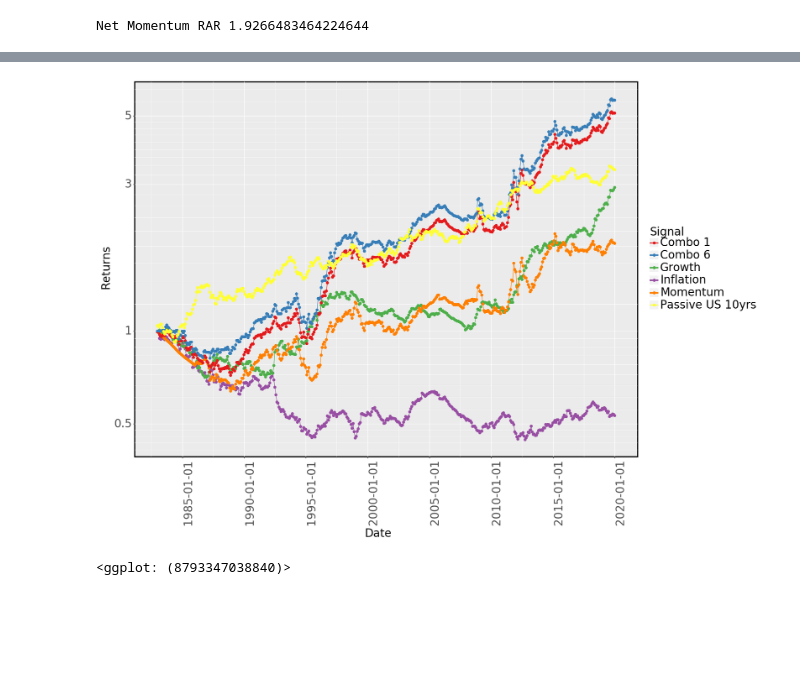
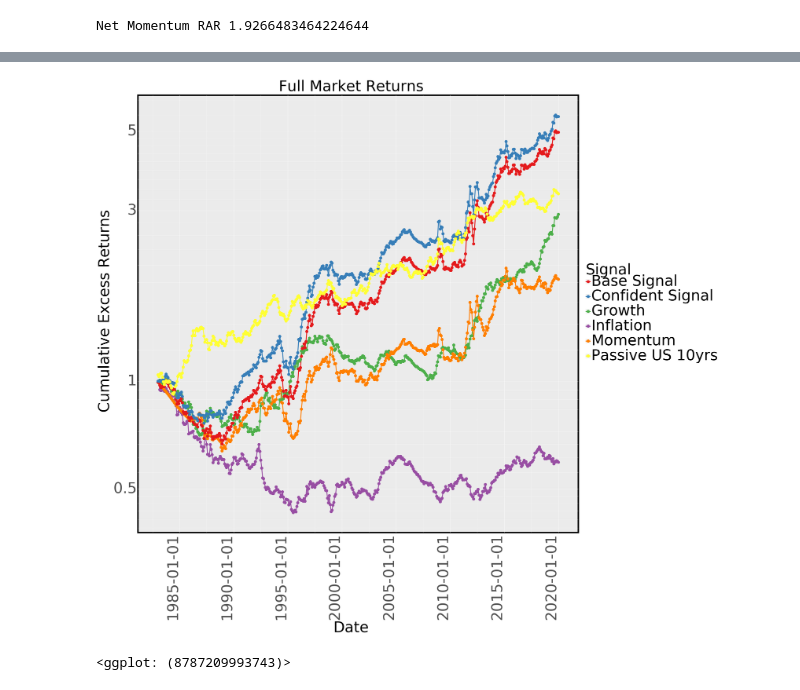
Before and after one commit to Mike-Huntress/Internship2020, a Jupyter notebook: globalbonds/notebooks/combination.ipynb, the cells around one changed output, grey strips where cells are left out. Cells and saved outputs as stored; diff of their text form; code cells hidden in the pictures; blank space fills up the shorter version.

```diff
--- a/globalbonds/notebooks/combination.ipynb
+++ b/globalbonds/notebooks/combination.ipynb
@@ -129,17 +159,18 @@ def get_gdp(dlib, mask, start_date, end_date):
     gdp_sig = signalize(gdp).fillna(0)
     gdp_sig = gdp_sig.loc[start_date:end_date]
     gdp_returns = calc_signal_risk_adj_returns(bond_returns, cash_rate, gdp_sig)
-    print('Net GDP RAR', gdp_returns.iloc[-1])
+    print('Net GDP CER', gdp_returns.iloc[-1])
     return gdp_sig, gdp_returns
 
 def get_eqs(dlib, mask, start_date, end_date):
     eqs = mask(dlib.pull('EquityPrices'))
     eqs = eqs.resample('M').mean()
-    eqs = eqs.rolling(12).apply(lambda x: (x[11] - x[10])/ x[:11].max())
+    W = 12
+    eqs = eqs.rolling(W).apply(lambda x: (x[W - 1] - x[W - 2])/ x[:W - 1].max())
     eqs_sig = signalize(eqs).fillna(0)
     eqs_sig = eqs_sig.loc[start_date:end_date]
     eqs_returns = calc_signal_risk_adj_returns(bond_returns, cash_rate, eqs_sig)
-    print('Net Equity RAR', eqs_returns.iloc[-1])
+    print('Net Equity CER', eqs_returns.iloc[-1])
     return eqs_sig, eqs_returns
 
 def get_growth(dlib, mask, start_date, end_date):
@@ -151,7 +182,7 @@ def get_growth(dlib, mask, start_date, end_date):
     growth_sig[pick_gdp] = gdp_sig[pick_gdp]
 
     growth_returns = calc_signal_risk_adj_returns(bond_returns, cash_rate, growth_sig)
-    print('Net Growth RAR', growth_returns.iloc[-1])
+    print('Net Growth CER', growth_returns.iloc[-1])
     return growth_sig, growth_returns
 
 growth_sig, growth_returns = get_growth(dlib, mask, START_DATE, END_DATE)
@@ -163,6 +194,7 @@ Net Growth RAR 2.9269140150497788
 # %%
 # Inflation
-def get_inflation(dlib, mask, start_date, end_date):
+
+def get_m2(dlib, mask, start_date, end_date):
     m2 = mask(dlib.pull('M2-inUSD'))
     m2_3m = m2.rolling(3).mean()
     m2_12m = m2.rolling(12).mean()
@@ -172,7 +204,9 @@ def get_inflation(dlib, mask, start_date, end_date):
     m2_sig = m2_sig.loc[start_date:end_date]
     m2_returns = calc_signal_risk_adj_returns(bond_returns, cash_rate, m2_sig)
     print('Net M2 RAR', m2_returns.iloc[-1])
+    return m2_sig, m2_returns
 
+def get_cpi(dlib, mask, start_date, end_date):
     cpi = mask(dlib.pull('CoreCPI-SA'))
     cpi = derivative(cpi, s=3)
     cpi = -cpi
@@ -181,7 +215,9 @@ def get_inflation(dlib, mask, start_date, end_date):
     cpi_sig = cpi_sig.loc[start_date:end_date]
     cpi_returns = calc_signal_risk_adj_returns(bond_returns, cash_rate, cpi_sig)
     print('Net CPI RAR', cpi_returns.iloc[-1])
+    return cpi_sig, cpi_returns
 
+def get_fx(dlib, mask, start_date, end_date):
     fx = mask(dlib.pull('fxVsUSD'))
     fx['USA'] = 1 / fx.drop(columns='USA').mean(axis=1)
     W = 2
@@ -192,8 +228,13 @@ def get_inflation(dlib, mask, start_date, end_date):
     fx_sig = fx_sig.loc[start_date:end_date]
     fx_returns = calc_signal_risk_adj_returns(bond_returns, cash_rate, fx_sig)
     print('Net FX RAR', fx_returns.iloc[-1])
+    return fx_sig, fx_returns
 
-    inflation_sig = signalize(2 * fx_sig + 1 * cpi_sig + 2 * m2_sig)
+def get_inflation(dlib, mask, start_date, end_date):
+    m2_sig, m2_returns = get_m2(dlib, mask, start_date, end_date)
+    cpi_sig, cpi_returns = get_cpi(dlib, mask, start_date, end_date)
+    fx_sig, fix_returns = get_fx(dlib, mask, start_date, end_date)
+    inflation_sig = signalize(2 * fx_sig + 2 * cpi_sig + 2 * m2_sig)
     inflation_returns = calc_signal_risk_adj_returns(bond_returns, cash_rate, inflation_sig)
     print('Net Inflation RAR', inflation_returns.iloc[-1])
     return inflation_sig, inflation_returns
@@ -323,41 +443,42 @@ foo = foo.melt(id_vars='date')
 # %%
 df = {
     'Inflation': inflation_returns,
     'Growth': growth_returns,
     'Momentum': momentum_returns,
 
-    'Combo 1': combo1_returns,
+    'Base Signal': combo1_returns,
     #'Combo 2': combo2_returns,
-    #'Combo 3': combo3_returns,
-    'Combo 6': combo6_returns,
+    #'Combo 7': combo7_returns,
+    'Confident Signal': combo6_returns,
 
     #'Optimal': optimal_returns,
     'Passive US 10yrs': passive_10yrs,
 }
 # for i in range(5):
 #     df[f'random {i}'] = calc_signal_returns(bond_returns, get_random_signal(bond_returns))
 df = pd.DataFrame(df)
 df['date'] = df.index.to_series().map(lambda x: x.to_timestamp())
 df = df.melt(id_vars='date')
 df['color'] = df['variable'].map(lambda x: x.split()[0] if 'random' in x else x)
 (
     ggplot(df, aes(x='date', y='value', color='color')) +
-        geom_line(aes(group='variable')) +
-        geom_point(aes(group='variable'), size=2) +
+        geom_line(aes(group='variable'), size=2) +
+        geom_point(aes(group='variable'), size=6) +
         scale_color_brewer(type='qualitative', palette=6) +
-        ylab('Returns') +
+        ylab('Cumulative Excess Returns') +
         xlab('Date') +
         scale_x_date() +
         scale_y_log10() +
         labs(color='Signal') +
+        ggtitle('Full Market Returns') +
         theme(
-            text=element_text(size=20),
-            figure_size=(16, 12),
+            text=element_text(size=60),
+            figure_size=(32, 32),
             legend_position='right',
-            axis_text_x=element_text(size=20, angle=90, hjust=0),
-            panel_border=element_rect(colour="black", size=2),
+            axis_text_x=element_text(size=60, angle=90, hjust=1),
+            panel_border=element_rect(colour="black", size=6),
         )
 )
 # %% [output]
-[figure, old version]
+[figure, new version]
-<ggplot: (8793347038840)>
+<ggplot: (8787209993743)>
```
Also changed, not shown: parts of 28 cells of this notebook, 5 other files.
